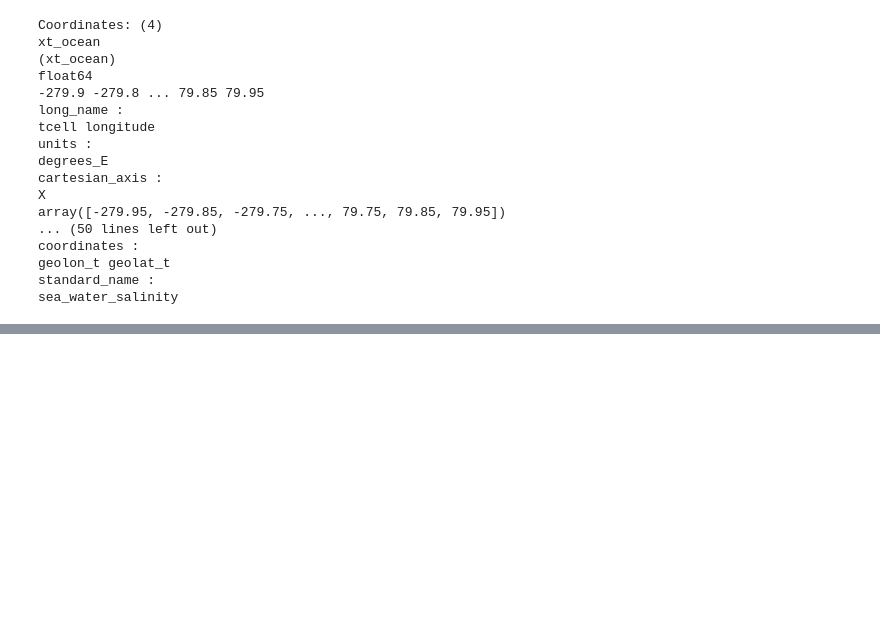
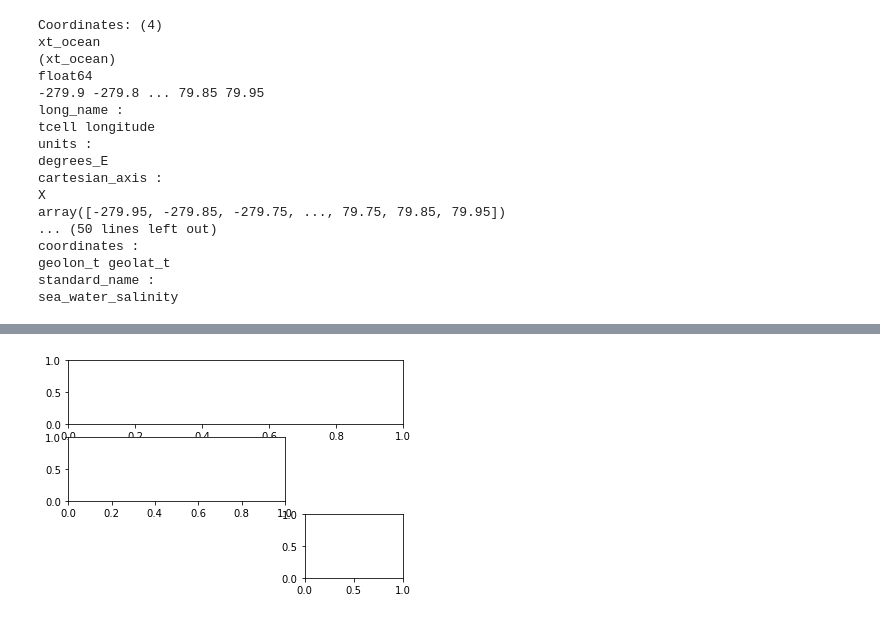
Before and after one commit to lidefi87/ACCESS_scripts_DFA, a Jupyter notebook: Scripts/TestingScripts/0_PlottingData.ipynb, the cells around one changed output, grey strips where cells are left out. Saved outputs shown, nothing was run; the diff lists cells and outputs as text; code cells hidden in the pictures; blank space fills up the shorter version.

```diff
--- a/Scripts/TestingScripts/0_PlottingData.ipynb
+++ b/Scripts/TestingScripts/0_PlottingData.ipynb
@@ -268,0 +304,9 @@ ice_array
+# %%
+fig = plt.figure()
+ax1 = plt.subplot2grid((3,3), (0, 0), colspan = 3)
+ax2 = plt.subplot2grid((3,3), (1, 0), colspan = 2)
+ax3 = plt.subplot2grid((3,3), (2, 2), colspan = 1)
+
+plt.show()
+# %% [output]
+[figure, added]
```
Also changed, not shown: parts of 3 cells of this notebook, 2 other files.
